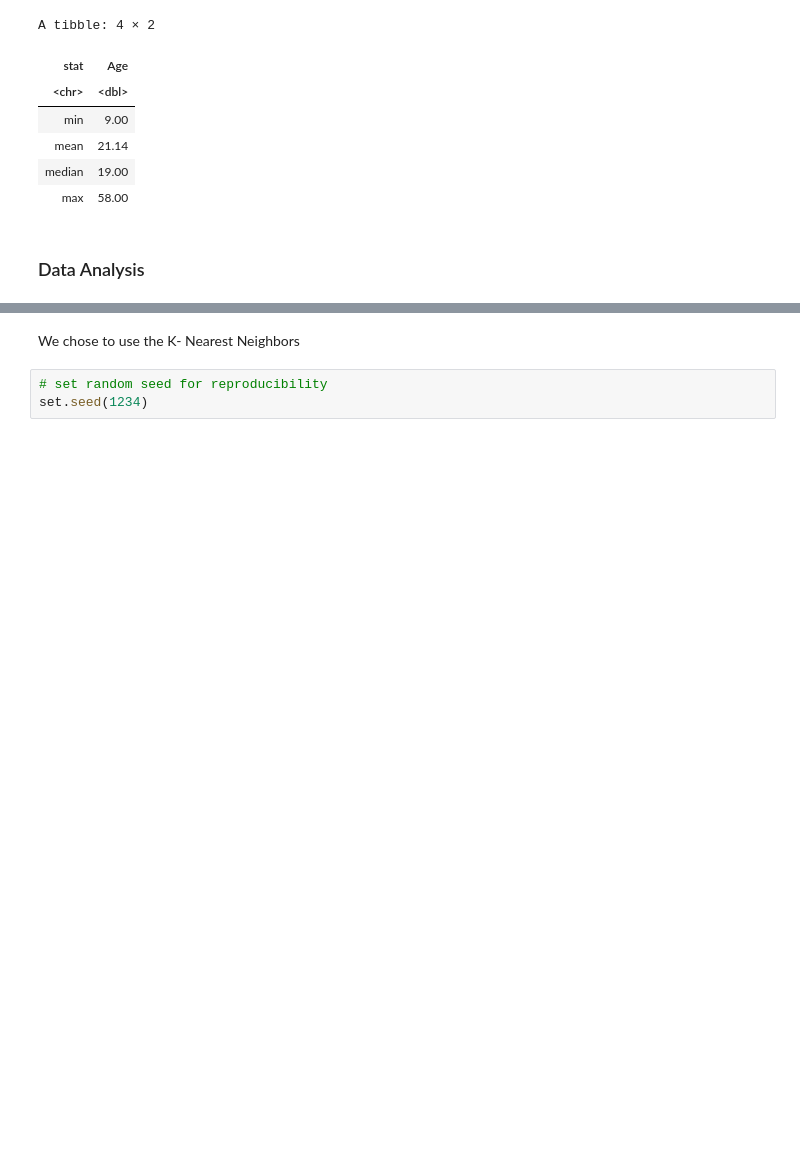
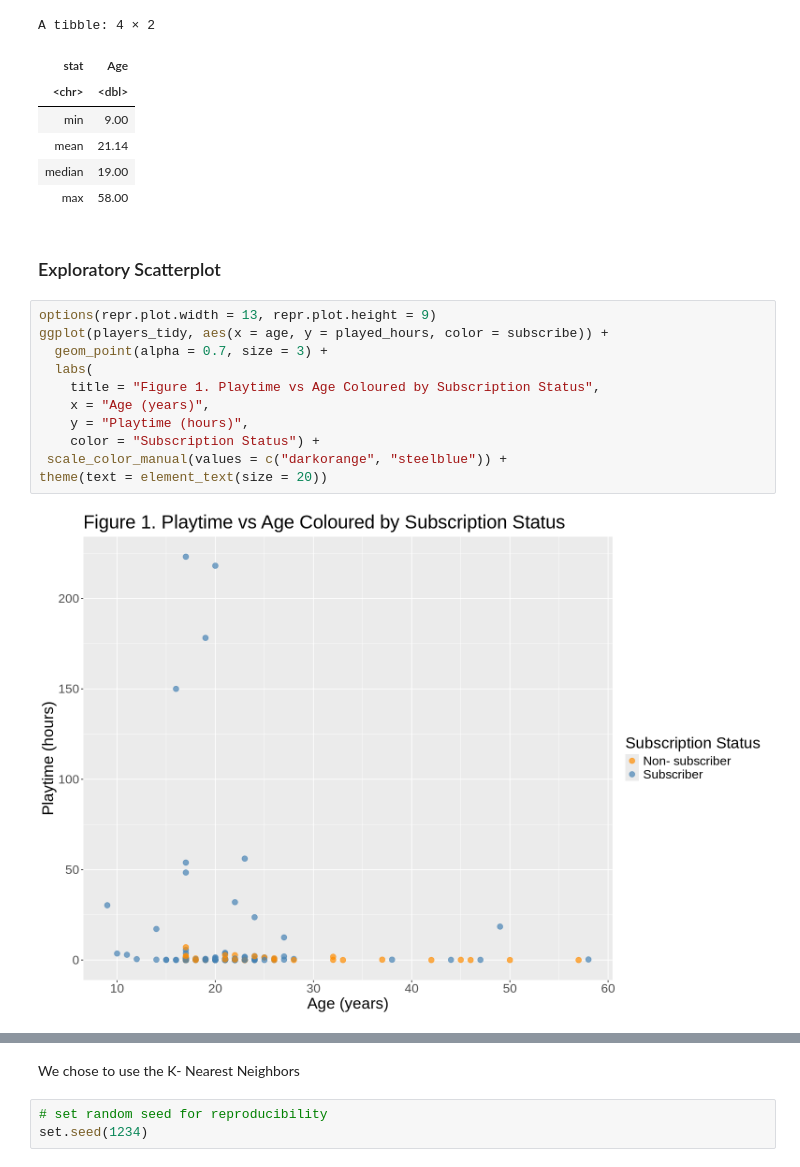
Before and after one commit to MatthewKyi/DSCI100-004-37, a Jupyter notebook: Group 37- Final Project.ipynb, the cells around one changed output, grey strips where cells are left out. Cells and saved outputs as stored; diff of their text form; blank space fills up the shorter version.

```diff
--- a/Group 37- Final Project.ipynb
+++ b/Group 37- Final Project.ipynb
@@ -184,5 +184,18 @@ A tibble: 4 × 2
 | mean | 21.14 |
 | median | 19.00 |
 | max | 58.00 |
-# %% [markdown]
-### Data Analysis
+# %% [markdown]
+### Exploratory Scatterplot
+# %%
+options(repr.plot.width = 13, repr.plot.height = 9)
+ggplot(players_tidy, aes(x = age, y = played_hours, color = subscribe)) +
+  geom_point(alpha = 0.7, size = 3) +
+  labs(
+    title = "Figure 1. Playtime vs Age Coloured by Subscription Status",
+    x = "Age (years)",
+    y = "Playtime (hours)",
+    color = "Subscription Status") +
+ scale_color_manual(values = c("darkorange", "steelblue")) +
+theme(text = element_text(size = 20))
+# %% [output]
+[figure, added]
```
Also changed, not shown: parts of 24 cells of this notebook.
